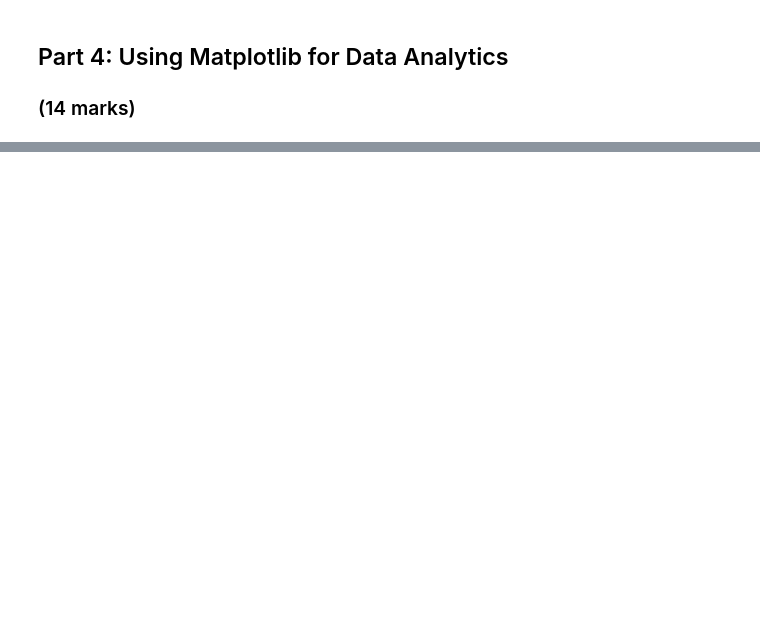
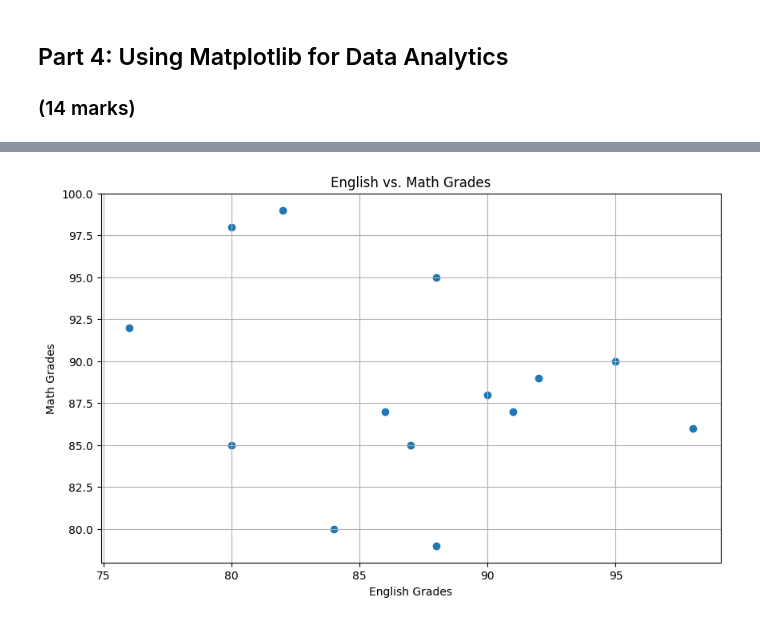
Before and after one commit to SuMunThet/engg680_2024_fall, a Jupyter notebook: Lab_Assignment1/StudentGradeManagementSystem.ipynb, the cells around one changed output, grey strips where cells are left out. Saved outputs shown, nothing was run; the diff lists cells and outputs as text; code cells hidden in the pictures; blank space fills up the shorter version.

```diff
--- a/Lab_Assignment1/StudentGradeManagementSystem.ipynb
+++ b/Lab_Assignment1/StudentGradeManagementSystem.ipynb
@@ -251,3 +549,14 @@ plt.grid(True)
 #
 
 plt.show()
+# %%
+plt.figure(figsize=(10, 6))
+plt.scatter(df_studentGrades['englishGrade'], df_studentGrades['mathGrade'])
+plt.xlabel('English Grades')
+plt.ylabel('Math Grades')
+plt.title('English vs. Math Grades')
+plt.grid(True)
+plt.savefig('english_math_grading_sheet.png')
+plt.show()
+# %% [output]
+[figure, added]
```
Also changed, not shown: parts of 38 cells of this notebook.
